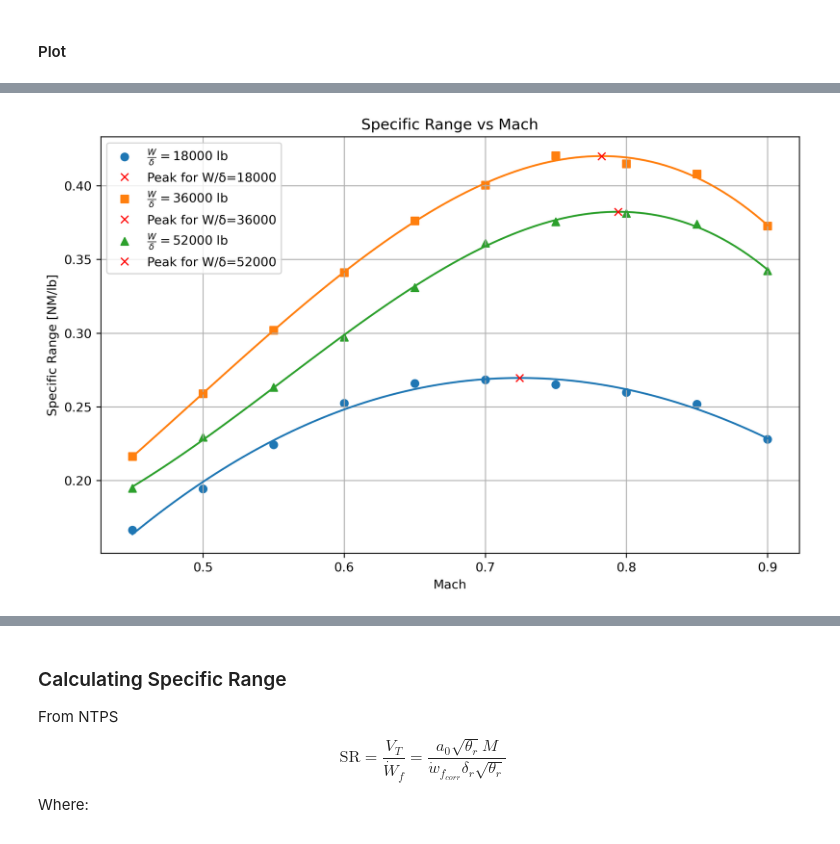
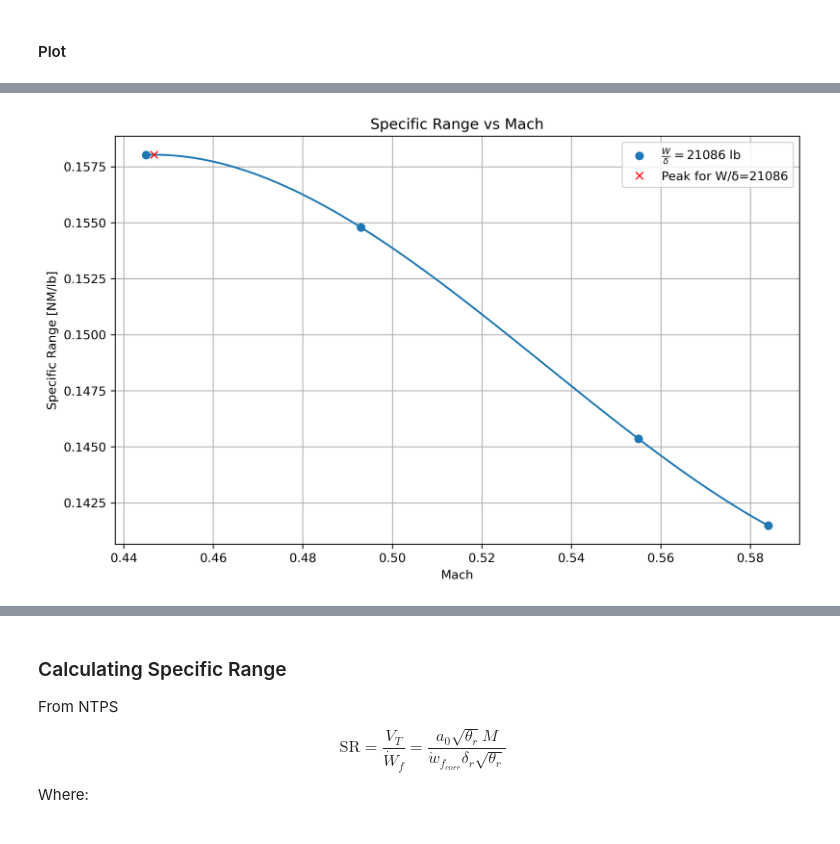
Before and after one commit to dg1234uk/flight-test-cruise-performance-wdelta, a Jupyter notebook: w-delta-analysis.ipynb, the cells around one changed output, grey strips where cells are left out. Drawn from its saved outputs; the diff is of its cells as text; code cells hidden in the pictures.

Commit message:
Flight test data

```diff
--- a/w-delta-analysis.ipynb
+++ b/w-delta-analysis.ipynb
@@ -184,18 +184,21 @@ def w_ref(w, delta):
 # %% [markdown]
 ### Load Data
 # %%
-df_18k = pd.read_excel("./demo_data/w_d_data2.xlsx", sheet_name="w_d 18000")
-df_36k = pd.read_excel("./demo_data/w_d_data2.xlsx", sheet_name="w_d 36000")
-df_52k = pd.read_excel("./demo_data/w_d_data2.xlsx", sheet_name="w_d 52000")
+df_21k = pd.read_excel("./data/w_d_data.xlsx", sheet_name="w_d 21086")
+# df_18k = pd.read_excel("./demo_data/w_d_data.xlsx", sheet_name="w_d 18000")
+# df_36k = pd.read_excel("./demo_data/w_d_data.xlsx", sheet_name="w_d 36000")
+# df_52k = pd.read_excel("./demo_data/w_d_data.xlsx", sheet_name="w_d 52000")
 
-dfs = [df_18k, df_36k, df_52k]
-w_delta_values = [18000, 36000, 52000]
+# dfs = [df_18k, df_36k, df_52k]
+# w_delta_values = [18000, 36000, 52000]
+dfs = [df_21k]
+w_delta_values = [21086]
 
 for df, w_delta in zip(dfs, w_delta_values):
     df["w_delta"] = w_delta
 # %% [markdown]
 ### Test Parameters
 # %%
-w_s = 12000  # lb
+w_s = 11900  # lb
 # %% [markdown]
 ### Data Analysis
@@ -316,7 +313,7 @@ for df, marker in zip(dfs, markers):
         label=r"$\frac{W}{\delta}=$" + str(df["w_delta"].iloc[0]) + " lb",
     )
 
-    coefficients = np.polyfit(df["M"], df["wf_ref_dot"], 3)
+    coefficients = np.polyfit(df["M"], df["wf_ref_dot"], 2)
     polynomial_fit = np.poly1d(coefficients)
 
     m_fit = np.linspace(min(df["M"]), max(df["M"]), 100)
@@ -404,51 +401,56 @@ plt.title(r"W/${\delta}$ vs RF")
 plt.grid()
 plt.legend()
 plt.show()
-print(f"Optimal W/delta: {opt_w_delta:.2f}, Max RF: {max_RF:.2f}")
+# print(f"Optimal W/delta: {opt_w_delta:.2f}, Max RF: {max_RF:.2f}")
 
-# Plot w/delta vs Optimum Mach
-plt.figure(figsize=(10, 6), dpi=300)
-plt.scatter(rf_df["w_delta"], rf_df["opt_mach"])
+# # Plot w/delta vs Optimum Mach
+# plt.figure(figsize=(10, 6), dpi=300)
+# plt.scatter(rf_df["w_delta"], rf_df["opt_mach"])
 
-# TODO: This is a linear fit, but it should be a 2nd-order polynomial fit
-coefficients = np.polyfit(rf_df["w_delta"], rf_df["opt_mach"], 1)
-wd_vs_omach_polynomial_fit = np.poly1d(coefficients)
+# # TODO: This is a linear fit, but it should be a 2nd-order polynomial fit
+# coefficients = np.polyfit(rf_df["w_delta"], rf_df["opt_mach"], 1)
+# wd_vs_omach_polynomial_fit = np.poly1d(coefficients)
 
-wd_omach_fit = np.linspace(min(rf_df["w_delta"]), max(rf_df["w_delta"]), 100)
-omach_fit = wd_vs_omach_polynomial_fit(wd_omach_fit)
-plt.plot(wd_omach_fit, omach_fit)
+# wd_omach_fit = np.linspace(min(rf_df["w_delta"]), max(rf_df["w_delta"]), 100)
+# omach_fit = wd_vs_omach_polynomial_fit(wd_omach_fit)
+# plt.plot(wd_omach_fit, omach_fit)
 
-plt.xlabel(r"$\frac{W}{\delta}$ [lb]")
-plt.ylabel("Optimum Mach")
-plt.title(r"W/${\delta}$ vs Optimum Mach")
-plt.grid()
-plt.show()
+# plt.xlabel(r"$\frac{W}{\delta}$ [lb]")
+# plt.ylabel("Optimum Mach")
+# plt.title(r"W/${\delta}$ vs Optimum Mach")
+# plt.grid()
+# plt.show()
 
-optimal_mach = wd_vs_omach_polynomial_fit(opt_w_delta)
-print(f"Optimum Mach: {optimal_mach:.2f}")
+# optimal_mach = wd_vs_omach_polynomial_fit(opt_w_delta)
+# print(f"Optimum Mach: {optimal_mach:.2f}")
 
 
-def climbing_cruise_range(RF, w_i, w_f):
-    return RF * np.log(w_i / w_f)
+# def climbing_cruise_range(RF, w_i, w_f):
+#     return RF * np.log(w_i / w_f)
 
 
-weight_initial = 14000
-weight_final = 10000
-print(climbing_cruise_range(max_RF, weight_initial, weight_final))
+# weight_initial = 14000
+# weight_final = 10000
+# print(climbing_cruise_range(max_RF, weight_initial, weight_final))
 
-# Create an aircraft cruise climb schedule
-climbing_weights = np.arange(weight_initial, weight_final - 1, -100)
-climbing_deltas = [w / opt_w_delta for w in climbing_weights]
-climbing_heights = [atm.get_h_from_delta(delta) for delta in climbing_deltas]
+# # Create an aircraft cruise climb schedule
+# climbing_weights = np.arange(weight_initial, weight_final - 1, -100)
+# climbing_deltas = [w / opt_w_delta for w in climbing_weights]
+# climbing_heights = [atm.get_h_from_delta(delta) for delta in climbing_deltas]
 
-# Create a dataframe for the climb schedule
-climb_df = pd.DataFrame(
-    {
-        "W[lbs]": climbing_weights,
-        "delta": [round(delta, 4) for delta in climbing_deltas],
-        "h[ft]": [round(h) for h in climbing_heights],
-        "Mach": round(optimal_mach, 2),
-    }
-)
-climb_df.to_excel("./output/tables/climb_schedule.xlsx", index=False)
+# # Create a dataframe for the climb schedule
+# climb_df = pd.DataFrame(
+#     {
+#         "W[lbs]": climbing_weights,
+#         "delta": [round(delta, 4) for delta in climbing_deltas],
+#         "h[ft]": [round(h) for h in climbing_heights],
+#         "Mach": round(optimal_mach, 2),
+#     }
+# )
+# climb_df.to_excel("./output/tables/climb_schedule.xlsx", index=False)
+
+# loop through dfs and create a worksheet in an excel for each
+with pd.ExcelWriter('./output/tables/flight-data.xlsx', engine='openpyxl') as writer:
+    for i, df in enumerate(dfs):
+        df.to_excel(writer, sheet_name=str(w_delta_values[i]), index=False)
 # %% [output]
@@ -456 +458 @@ climb_df.to_excel("./output/tables/climb_schedule.xlsx", index=False)
-[figure, old version]
+[figure, new version]
```
Also changed, not shown: parts of 7 cells of this notebook, 4 other files.
